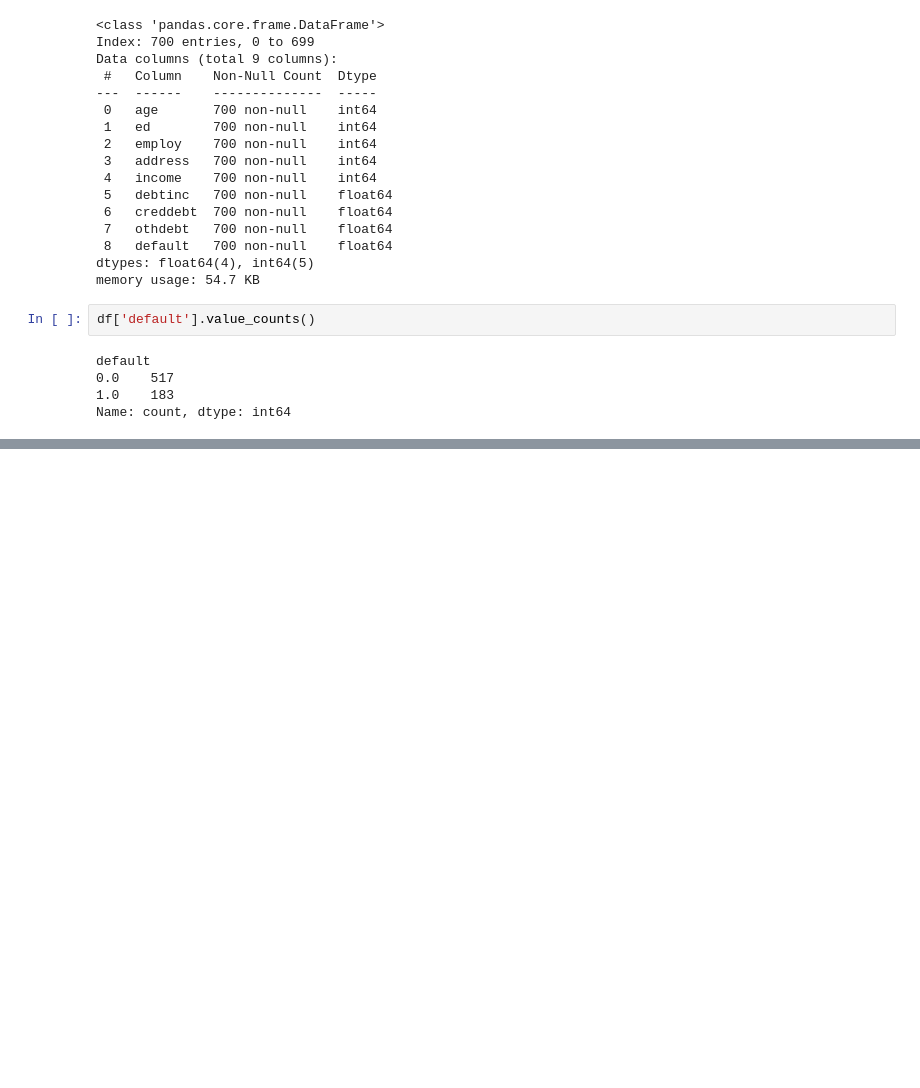
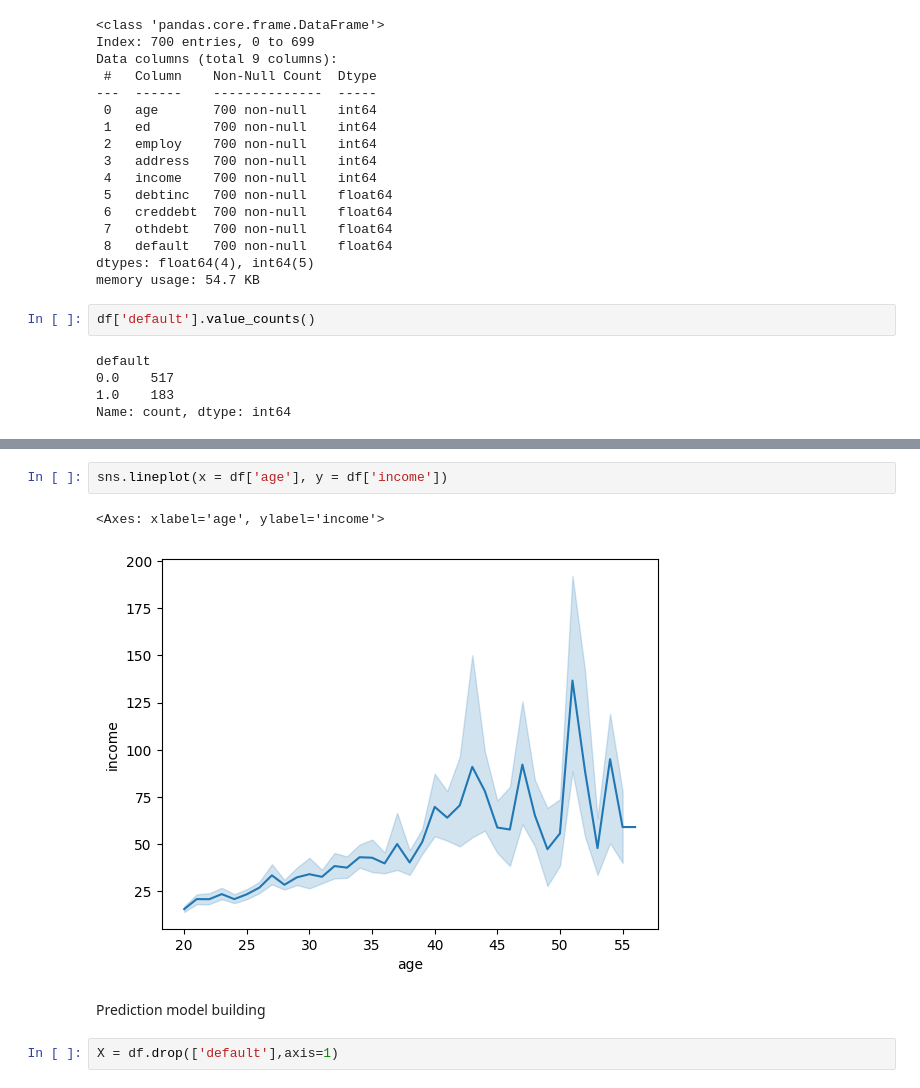
Before and after one commit to Namir50/Credit-Risk-Prediction, a Jupyter notebook: Model/credit_risk_prediction.ipynb, the cells around one changed output, grey strips where cells are left out. Cells and saved outputs as stored; diff of their text form; blank space fills up the shorter version.

Commit message:
Model building

```diff
--- a/Model/credit_risk_prediction.ipynb
+++ b/Model/credit_risk_prediction.ipynb
@@ -94,0 +106,9 @@ Name: count, dtype: int64
+# %%
+sns.lineplot(x = df['age'], y = df['income'])
+# %% [output]
+<Axes: xlabel='age', ylabel='income'>
+[figure, added]
+# %% [markdown]
+Prediction model building
+# %%
+X = df.drop(['default'],axis=1)
```
Also changed, not shown: parts of 7 cells of this notebook.
